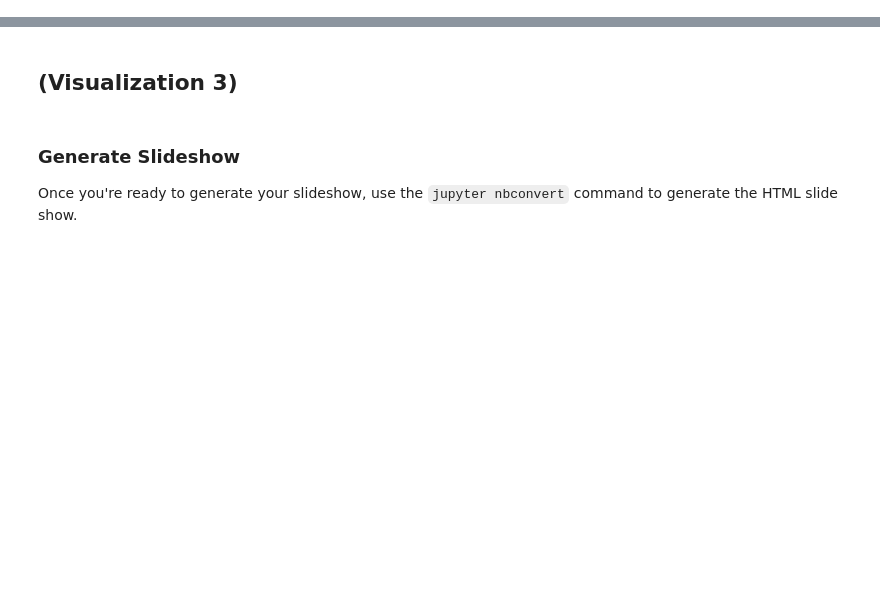
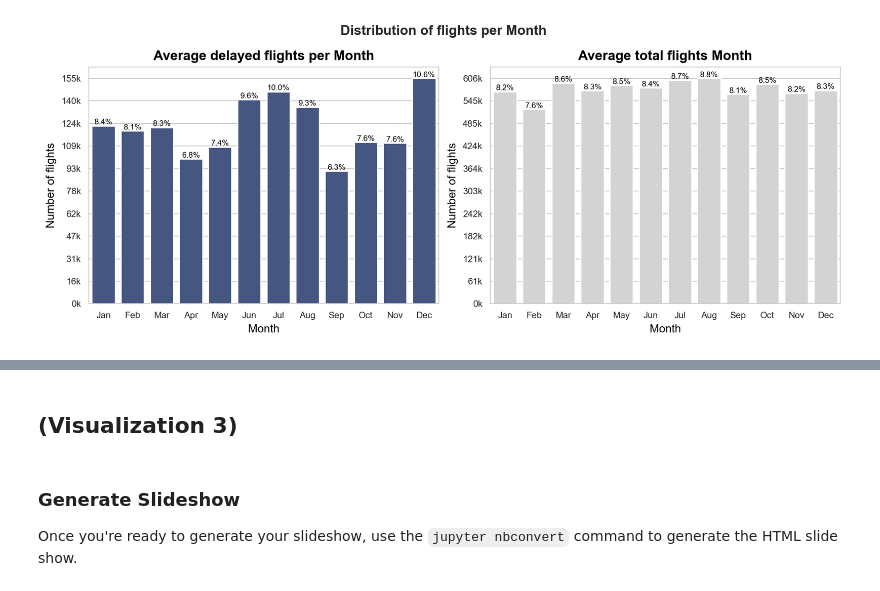
Before and after one commit to JuanitaSmith/flight_analysis, a Jupyter notebook: notebooks/Part_III_slide_deck.ipynb, the cells around one changed output, grey strips where cells are left out. Drawn from its saved outputs; the diff is of its cells as text; code cells hidden in the pictures; blank space fills up the shorter version.

```diff
--- a/notebooks/Part_III_slide_deck.ipynb
+++ b/notebooks/Part_III_slide_deck.ipynb
@@ -61,0 +209,12 @@ but feel free to add more if you'd like!
+# %%
+# build a timeseries dataset with datatime field as index
+flight_timeseries_day = flights.groupby('dateh')['flight_status'].value_counts().unstack()
+flight_timeseries_day['total_flights'] = flight_timeseries_day.sum(axis=1)
+
+# summarize by month
+freq = 'M'
+flight_timeseries_month = flight_timeseries_day.resample(freq).sum()
+
+vs.plot_period_side_by_side(df=flight_timeseries_month, col=flight_timeseries_month.index.strftime('%b'), annotate=True, title='Month', rotate=False, sharey=False)
+# %% [output]
+[figure, added]
```
Also changed, not shown: parts of 26 cells of this notebook, 6 other files.
